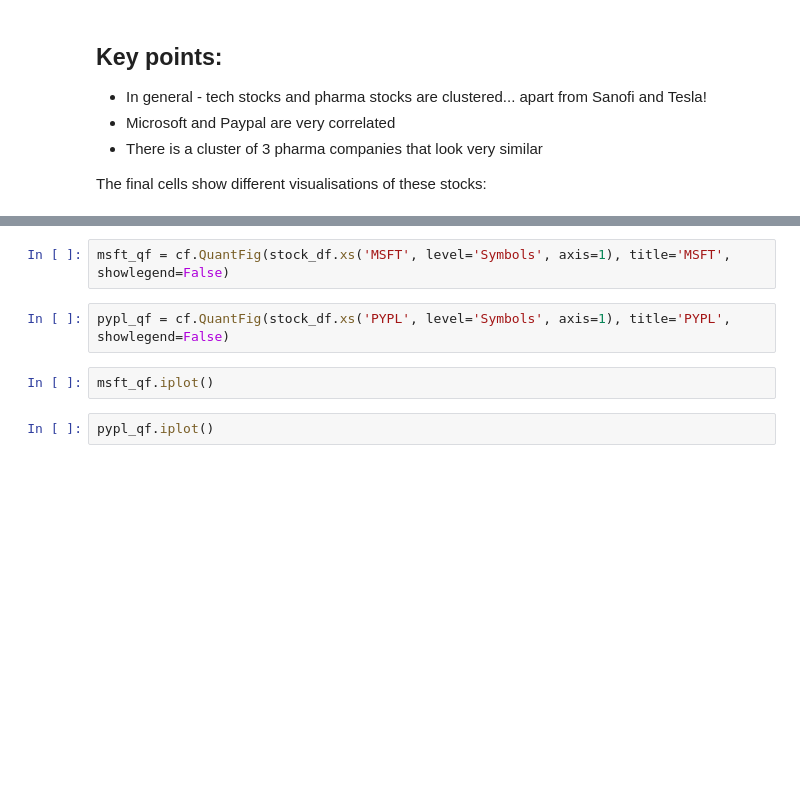
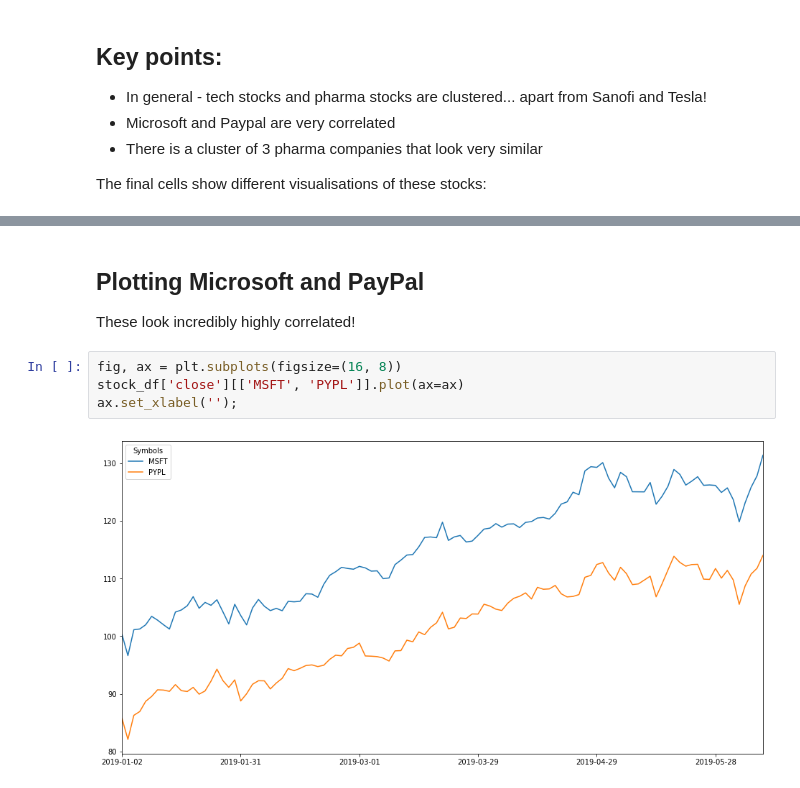
Before and after one commit to timvg80/pydata_cardiff_workshop1, a Jupyter notebook: eda_clustering_notebook.ipynb, the cells around one changed output, grey strips where cells are left out. Drawn from its saved outputs; the diff is of its cells as text; blank space fills up the shorter version.

Commit message:
Using pandas plotting instead of cufflinks

```diff
--- a/eda_clustering_notebook.ipynb
+++ b/eda_clustering_notebook.ipynb
@@ -671,8 +799,10 @@ stock_df['close'][['MSFT', 'TSLA']].iplot()
-# %%
-msft_qf = cf.QuantFig(stock_df.xs('MSFT', level='Symbols', axis=1), title='MSFT', showlegend=False)
-# %%
-pypl_qf = cf.QuantFig(stock_df.xs('PYPL', level='Symbols', axis=1), title='PYPL', showlegend=False)
-# %%
-msft_qf.iplot()
-# %%
-pypl_qf.iplot()
+# %% [markdown]
+## Plotting Microsoft and PayPal
+
+These look incredibly highly correlated!
+# %%
+fig, ax = plt.subplots(figsize=(16, 8))
+stock_df['close'][['MSFT', 'PYPL']].plot(ax=ax)
+ax.set_xlabel('');
+# %% [output]
+[figure, added]
```
Also changed, not shown: parts of 71 cells of this notebook.
